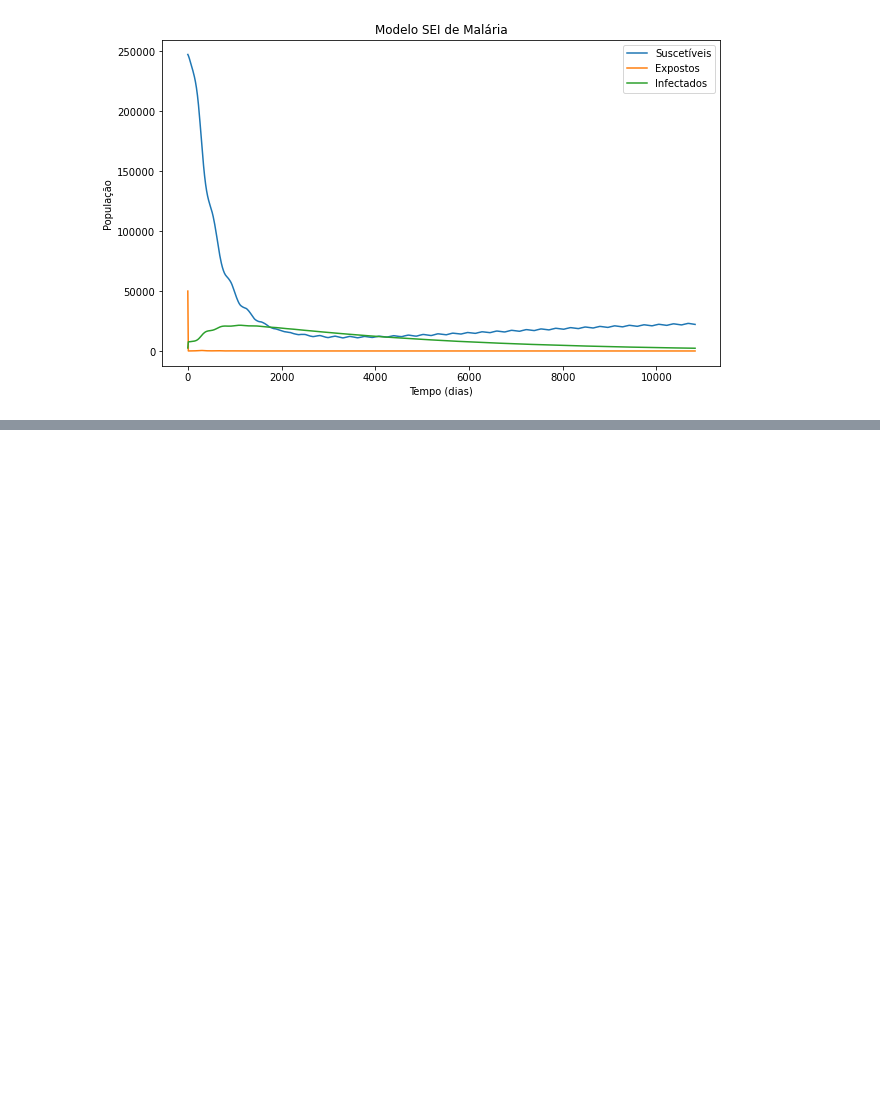
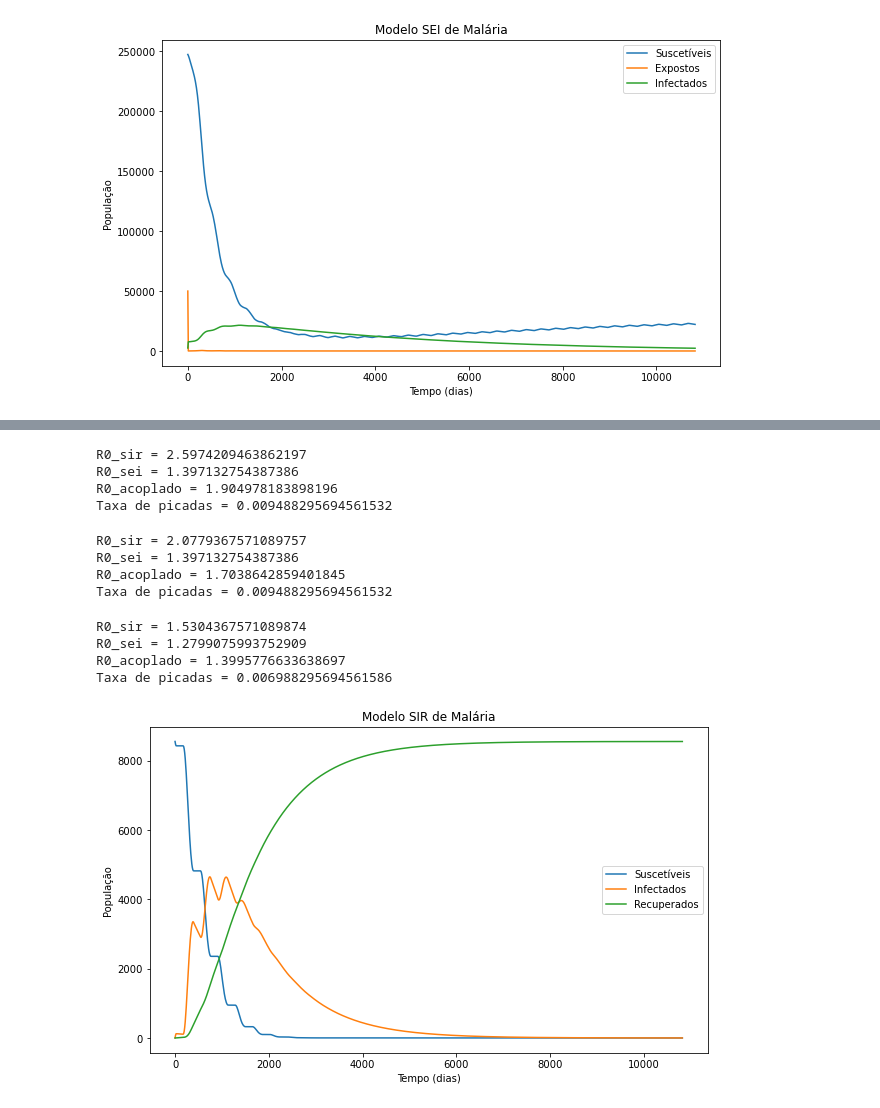
Before and after one commit to RaphaLevy/TCC, a Jupyter notebook: Discussão/Analisa_Modificacoes_do_Biting_Rate.ipynb, the cells around one changed output, grey strips where cells are left out. Drawn from its saved outputs; the diff is of its cells as text; code cells hidden in the pictures; blank space fills up the shorter version.

```diff
--- a/Discussão/Analisa_Modificacoes_do_Biting_Rate.ipynb
+++ b/Discussão/Analisa_Modificacoes_do_Biting_Rate.ipynb
@@ -651,0 +756,7 @@ plt.show()
+# %%
+print(f'R0_sir = {initial_R0_sir} \nR0_sei = {initial_R0_sei}\nR0_acoplado = {initial_R0_full}\nTaxa de picadas = {a0}')
+# %% [output]
+R0_sir = 2.5974209463862197
+R0_sei = 1.397132754387386
+R0_acoplado = 1.904978183898196
+Taxa de picadas = 0.009488295694561532
@@ -651,0 +767,7 @@ plt.show()
+# %%
+print(f'R0_sir = {initial_R0_sir} \nR0_sei = {initial_R0_sei}\nR0_acoplado = {initial_R0_full}\nTaxa de picadas = {a0}')
+# %% [output]
+R0_sir = 2.0779367571089757
+R0_sei = 1.397132754387386
+R0_acoplado = 1.7038642859401845
+Taxa de picadas = 0.009488295694561532
@@ -651,0 +778,34 @@ plt.show()
+# %%
+print(f'R0_sir = {initial_R0_sir} \nR0_sei = {initial_R0_sei}\nR0_acoplado = {initial_R0_full}\nTaxa de picadas = {a0}')
+# %% [output]
+R0_sir = 1.5304367571089874
+R0_sei = 1.2799075993752909
+R0_acoplado = 1.3995776633638697
+Taxa de picadas = 0.006988295694561586
+# %%
+args = (26.2, T1, T2, omega1, phi1, R1, R2, omega2, phi2,
+                   B_E, p_ME, p_ML, p_MP, tau_E, tau_P, c1, c2,
+                   40, b1, 25, B, C, 0.2, tau_H, DD, Tmin, 1/1095, 312,
+                   N, M, E_M0, I_H0, I_M0)
+
+t_eval = np.linspace(0, 10825, 1000)  # Avalia a solução em 1000 pontos entre 0 e 10825
+sol = solve_ivp(model, [0, 10825], [N, 0, 0, S_M0, E_M0, I_M0], args=args, dense_output=True, t_eval=t_eval, method="DOP853")
+#sol
+
+times = sol.t
+S_H, I_H, R_H, S_M, E_M, I_M = sol.y
+
+plt.figure(figsize=(10, 6))
+plt.plot(times, S_H, label='Suscetíveis')
+plt.plot(times, I_H, label='Infectados')
+plt.plot(times, R_H, label='Recuperados')
+
+plt.xlabel('Tempo (dias)')
+plt.ylabel('População')
+plt.title('Modelo SIR de Malária')
+
+plt.legend()
+
+plt.show()
+# %% [output]
+[figure, added]
```
Also changed, not shown: parts of 35 cells of this notebook.
